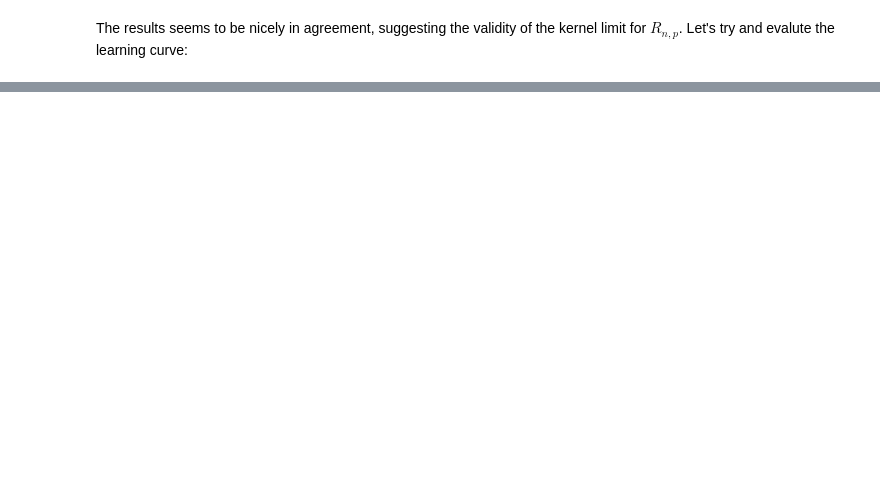
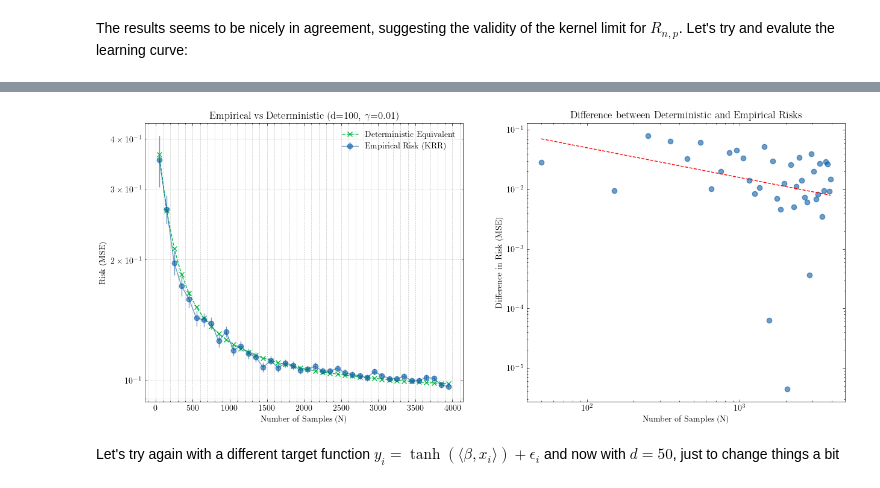
Before and after one commit to lorenzorizzi17/NeuralScaling, a Jupyter notebook: kernelLimit.ipynb, the cells around one changed output, grey strips where cells are left out. Drawn from its saved outputs; the diff is of its cells as text; code cells hidden in the pictures; blank space fills up the shorter version.

```diff
--- a/kernelLimit.ipynb
+++ b/kernelLimit.ipynb
@@ -99,0 +96,14 @@ ValueError: matmul: Input operand 1 has a mismatch in its core dimension 0, with
+# %%
+# And now create our KRR problem ... Number of samples:
+NSamples = 600
+d = 100
+
+X = np.random.randn(NSamples, d)
+noise = 0.1
+y = target_function(X) + noise * np.random.randn(NSamples)
+# Regularization parameter and gamma parameter for RBF kernel
+
+lambd = 1e-3
+
+Var, Bias = computeDeterministicEquivalent(NSamples, lambd, noise, Sigma, beta)
+print(f"Deterministic Equivalent - Variance: {Var:.6f}, Bias: {Bias:.6f}, Total: {Var + Bias:.6f}")
@@ -103,12 +115,13 @@ The computation of the deterministic equivalent is supposed to be perfectly dete
 Now given the same Kernel Ridge regression problem, let's compute the empirical risk using SciKitLearn KRR API:
 # %%
 from sklearn.kernel_ridge import KernelRidge
+
 # Build and train the KRR model
-krr = KernelRidge(kernel='rbf', alpha=NSamples*lambd, gamma=0.5)
+krr = KernelRidge(kernel='rbf', alpha=NSamples*lambd, gamma=gamma)
 krr.fit(X, y)
 # To approximate the true risk, we can use a large test set and approximate via Monte Carlo
 Ntest = 10000
-X_test = np.random.randn(10000, d)
+X_test = np.random.randn(Ntest, d)
 y_test = target_function(X_test)
 y_pred = krr.predict(X_test)
 risk = np.mean((y_test - y_pred)**2)
@@ -179,0 +159,26 @@ ValueError: matmul: Input operand 1 has a mismatch in its core dimension 0, with
+# %%
+# Plotting the results
+plt.figure(figsize=(15, 6))
+plt.subplot(1,2,1)
+plt.errorbar(NValues, EmpiricalRisks, yerr=1/np.sqrt(NValues)*np.array(DeterministicRisks), label='Empirical Risk (KRR)', marker='o', alpha=0.6)
+plt.plot(NValues, DeterministicRisks, label='Deterministic Equivalent', marker='x', linestyle='--')
+plt.xlabel('Number of Samples (N)')
+plt.ylabel('Risk (MSE)')
+plt.title(f'Empirical vs Deterministic (d={d}, $\gamma$={gamma})')
+plt.legend()
+plt.grid(True, which='both', linestyle='--', alpha=0.7)
+plt.yscale('log') # La scala logaritmica aiuta a vedere meglio la discesa
+plt.subplot(1,2,2)
+plt.scatter(NValues, np.abs(np.array(DeterministicRisks) - np.array(EmpiricalRisks)) / np.array(DeterministicRisks), label='Deterministic - Empirical', marker='o', alpha=0.6)
+#Reference line for N^{-1/2}
+plt.plot(NValues, 0.5 * NValues**(-0.5), label=r'Reference $N^{-1/2}$', color='red', linestyle='--')
+plt.xscale('log')
+plt.yscale('log')
+plt.xlabel('Number of Samples (N)')
+plt.ylabel('Difference in Risk (MSE)')
+plt.title('Difference between Deterministic and Empirical Risks')
+plt.show()
+# %% [output]
+[figure, added]
+# %% [markdown]
+Let's try again with a different target function $y_i = \tanh(\langle \beta, x_i\rangle) + \epsilon_i$ and now with $d = 50$, just to change things a bit
```
Also changed, not shown: parts of 7 cells of this notebook.
